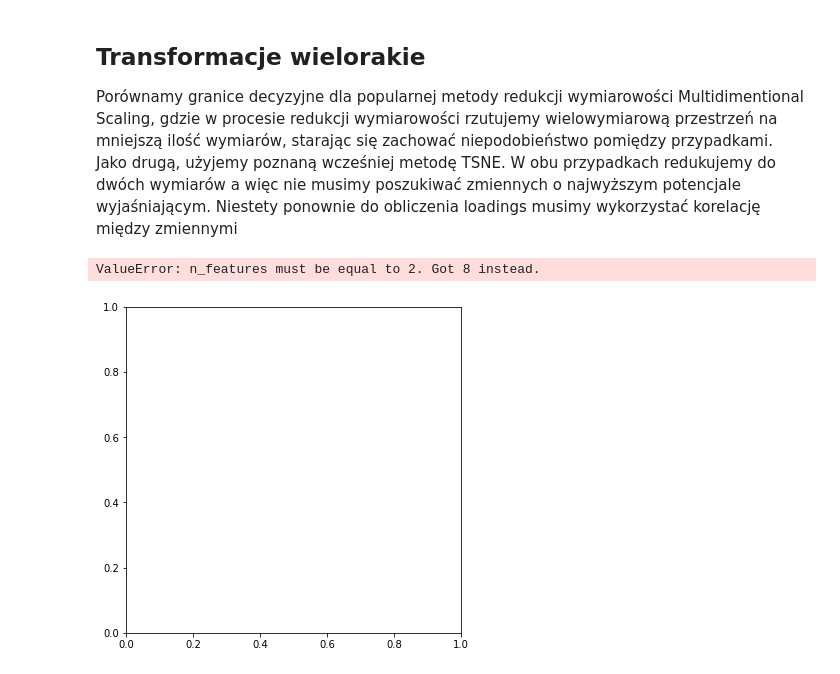
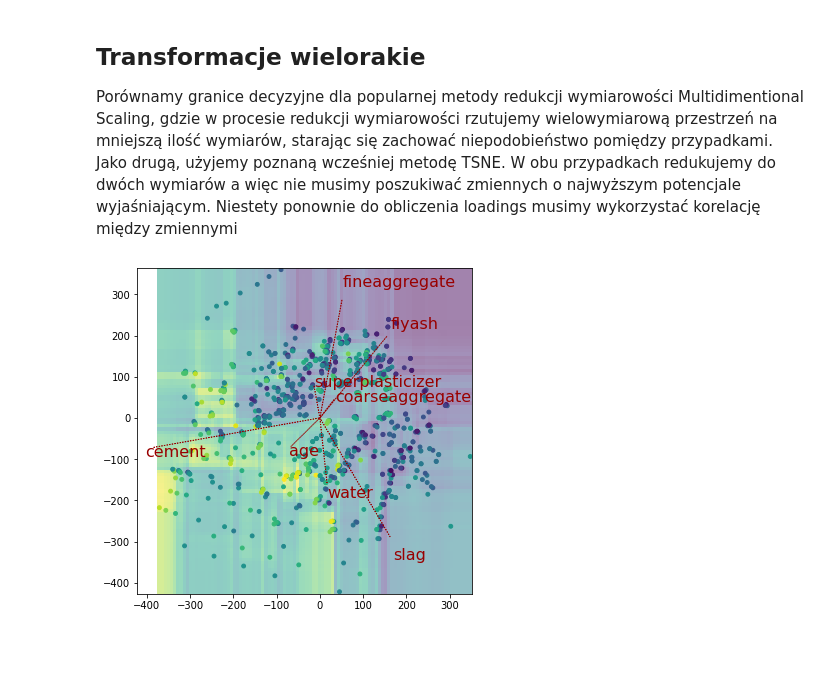
Before and after one commit to jarekj71/interpretacyjne_uczenie_maszynowe, a Jupyter notebook: interpretacyjne_uczenie_maszynowe/ium_granice_decyzyjne.ipynb, the cells around one changed output. Cells and saved outputs as stored; diff of their text form; code cells hidden in the pictures; blank space fills up the shorter version.

```diff
--- a/interpretacyjne_uczenie_maszynowe/ium_granice_decyzyjne.ipynb
+++ b/interpretacyjne_uczenie_maszynowe/ium_granice_decyzyjne.ipynb
@@ -227,24 +227,23 @@ FA to właściwie zrotowane PCA
 
 Porównamy granice decyzyjne dla popularnej metody redukcji wymiarowości Multidimentional Scaling, gdzie w procesie redukcji wymiarowości rzutujemy wielowymiarową przestrzeń na mniejszą ilość wymiarów, starając się zachować niepodobieństwo pomiędzy przypadkami. Jako drugą, użyjemy poznaną wcześniej metodę TSNE. W obu przypadkach redukujemy do dwóch wymiarów a więc nie musimy poszukiwać zmiennych o najwyższym potencjale wyjaśniającym. Niestety ponownie do obliczenia loadings musimy wykorzystać korelację między zmiennymi
 # %%
-MDS = MDS(n_components=2,normalized_stress='auto')
-trans = MDS.fit_transform(X)
-loadings = pd.DataFrame(crosscor(X,trans),columns=X.columns)
+mds = MDS(n_components=2,normalized_stress='auto')
+trans = mds.fit_transform(X)
+loadings = crosscor(X,trans)
 # %%
 Xdash = trans
 regressor = RF().fit(Xdash,y)
 fig, ax = plt.subplots(figsize=(6,6))
 disp = DecisionBoundaryDisplay.from_estimator(
     regressor, Xdash, response_method="predict",plot_method='pcolormesh',
     alpha=0.5,ax=ax
 )
 
 disp.ax_.scatter(*Xdash.T,c=y,s=15)
 
-ext_biplot(loadings[0],loadings[1],X.columns,scale=0.04,ax=ax)
+ext_biplot(loadings[0],loadings[1],X.columns,scale=400,ax=ax)
 # %% [output]
-ValueError: n_features must be equal to 2. Got 8 instead.
-[figure, old version]
+[figure, new version]
 # %%
 SNE = TSNE(n_components=2)
 trans = SNE.fit_transform(X)
```
Also changed, not shown: parts of 7 cells of this notebook.
